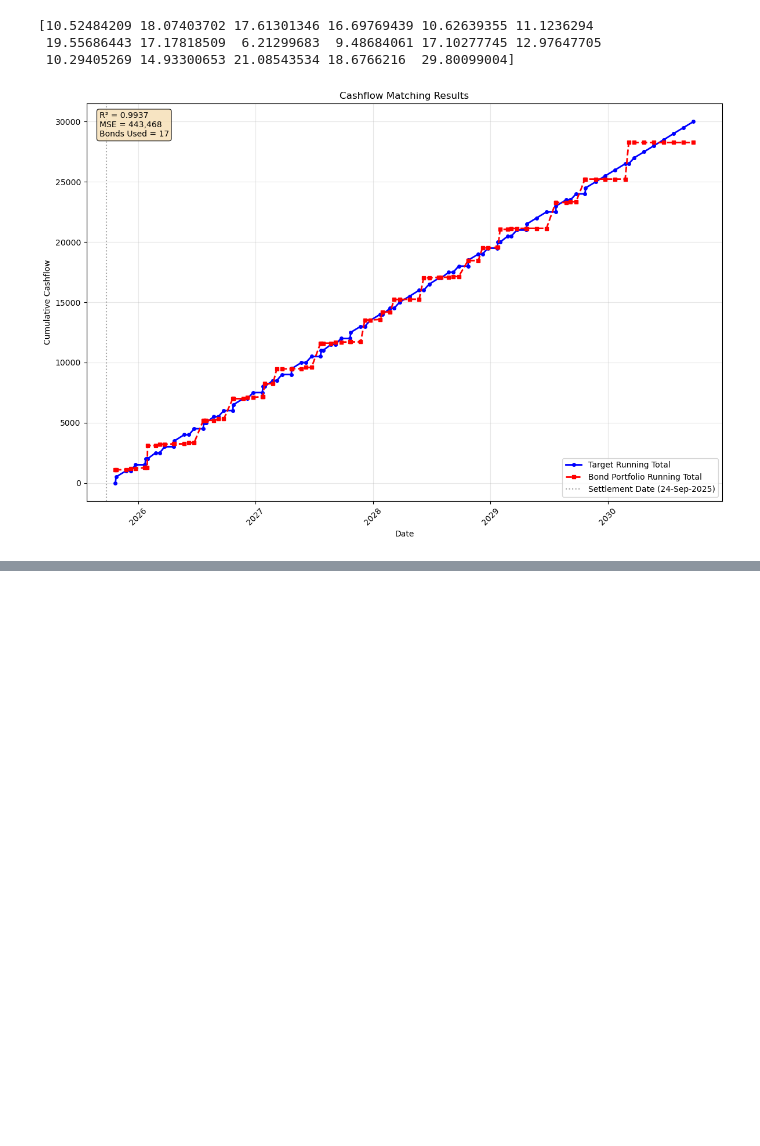
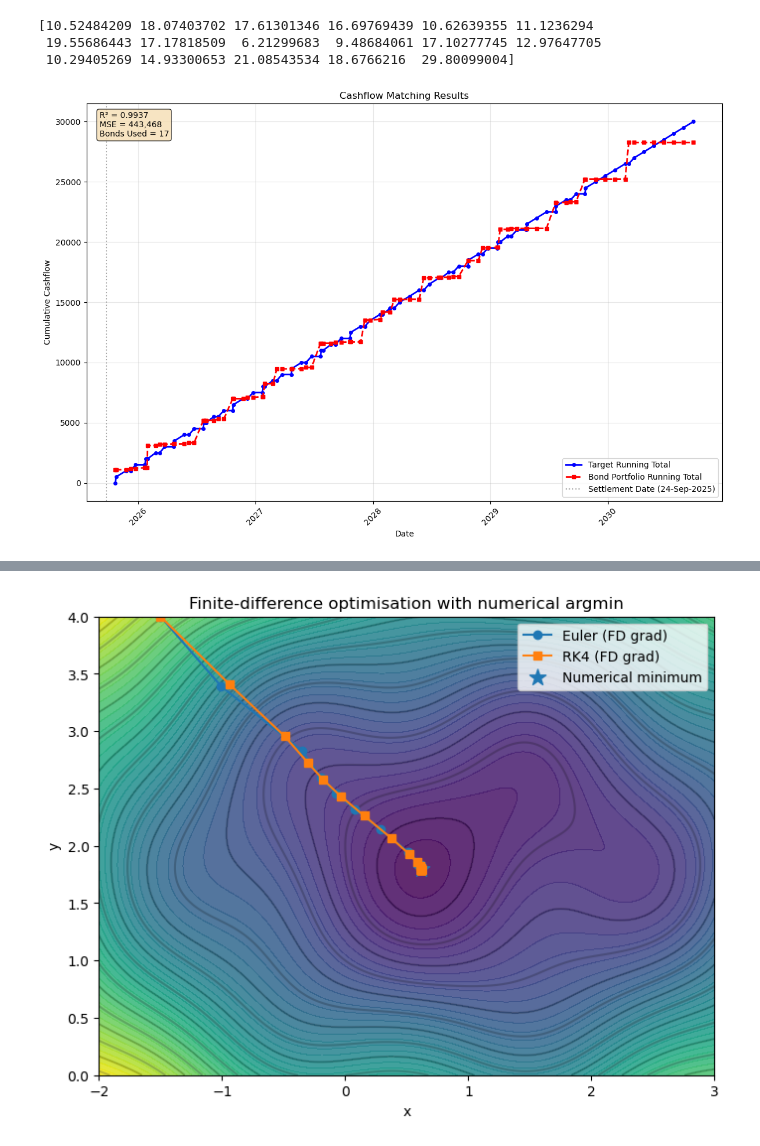
Before and after one commit to johndecb/bond_project, a Jupyter notebook: jcb_cashflow_notepad.ipynb, the cells around one changed output, grey strips where cells are left out. Drawn from its saved outputs; the diff is of its cells as text; code cells hidden in the pictures; blank space fills up the shorter version.

```diff
--- a/jcb_cashflow_notepad.ipynb
+++ b/jcb_cashflow_notepad.ipynb
@@ -2645,0 +2765,93 @@ plot_cashflow_matching(results, settlement_date, title="Cashflow Matching Result
+# %%
+import numpy as np
+import matplotlib.pyplot as plt
+from mpl_toolkits.mplot3d import Axes3D  # noqa: F401
+
+# -------------------------------
+# 1) Objective
+# -------------------------------
+def f(x, y):
+    return (x - 1)**2 + 2*(y - 2)**2 + np.sin(3*x)*np.cos(2*y)
+
+# -------------------------------
+# 2) Finite-difference gradient
+# -------------------------------
+def grad_fd(x, y, h_fd):
+    dfdx = (f(x + h_fd/2, y) - f(x - h_fd/2, y)) / h_fd
+    dfdy = (f(x, y + h_fd/2) - f(x, y - h_fd/2)) / h_fd
+    return np.array([dfdx, dfdy])
+
+# -------------------------------
+# 3) Optimisation steppers
+#    (separate h_int vs h_fd)
+# -------------------------------
+def euler_step(pos, h_int, h_fd):
+    return pos - h_int * grad_fd(pos[0], pos[1], h_fd)
+
+def rk4_step(pos, h_int, h_fd):
+    k1 = -grad_fd(pos[0], pos[1], h_fd)
+    k2 = -grad_fd(*(pos + 0.5*h_int*k1), h_fd)
+    k3 = -grad_fd(*(pos + 0.5*h_int*k2), h_fd)
+    k4 = -grad_fd(*(pos + h_int*k3), h_fd)
+    return pos + (h_int/6.0)*(k1 + 2*k2 + 2*k3 + k4)
+
+# -------------------------------
+# 4) Find numerical argmin in window
+# -------------------------------
+def find_min_grid(f, x_bounds, y_bounds, n=400):
+    xs = np.linspace(x_bounds[0], x_bounds[1], n)
+    ys = np.linspace(y_bounds[0], y_bounds[1], n)
+    X, Y = np.meshgrid(xs, ys)
+    Z = f(X, Y)
+    k = np.argmin(Z)
+    i, j = np.unravel_index(k, Z.shape)
+    return X[i, j], Y[i, j], Z[i, j], X, Y, Z
+
+# -------------------------------
+# 5) Run
+# -------------------------------
+x_bounds = (-2, 3)
+y_bounds = (0, 4)
+x_star, y_star, z_star, X, Y, Z = find_min_grid(f, x_bounds, y_bounds, n=500)
+
+h_int = 0.1     # integration step (Euler/RK4)
+h_fd  = 0.05    # finite-difference step for gradient
+steps = 40
+
+pos0 = np.array([-1.5, 4.0])
+path_e, path_r = [pos0.copy()], [pos0.copy()]
+pe, pr = pos0.copy(), pos0.copy()
+
+for _ in range(steps):
+    pe = euler_step(pe, h_int, h_fd)
+    pr = rk4_step(pr, h_int, h_fd)
+    path_e.append(pe.copy())
+    path_r.append(pr.copy())
+
+path_e = np.array(path_e)
+path_r = np.array(path_r)
+
+# -------------------------------
+# 6) Plots
+# -------------------------------
+plt.figure(figsize=(8,6))
+plt.contourf(X, Y, Z, levels=50, alpha=0.85)
+plt.contour(X, Y, Z, levels=20, colors='k', alpha=0.2)
+plt.plot(path_e[:,0], path_e[:,1], 'o-', label='Euler (FD grad)')
+plt.plot(path_r[:,0], path_r[:,1], 's-', label='RK4 (FD grad)')
+plt.scatter([x_star], [y_star], marker='*', s=150, label='Numerical minimum')
+plt.xlabel('x'); plt.ylabel('y'); plt.legend()
+plt.title('Finite-difference optimisation with numerical argmin')
+plt.show()
+
+fig = plt.figure(figsize=(9,7))
+ax = fig.add_subplot(111, projection='3d')
+ax.plot_surface(X, Y, Z, alpha=0.7)
+ax.plot(path_e[:,0], path_e[:,1], f(path_e[:,0], path_e[:,1]), '.-', label='Euler (FD)')
+ax.plot(path_r[:,0], path_r[:,1], f(path_r[:,0], path_r[:,1]), '.-', label='RK4 (FD)')
+ax.scatter(x_star, y_star, z_star, marker='*', s=100, label='Numerical minimum')
+ax.set_xlabel('x'); ax.set_ylabel('y'); ax.set_zlabel('f(x,y)')
+ax.legend(); ax.set_title('Surface + trajectories + true argmin (in window)')
+plt.show()
+# %% [output]
+[figure, added]
```
Also changed, not shown: parts of 9 cells of this notebook, 5 other files.
